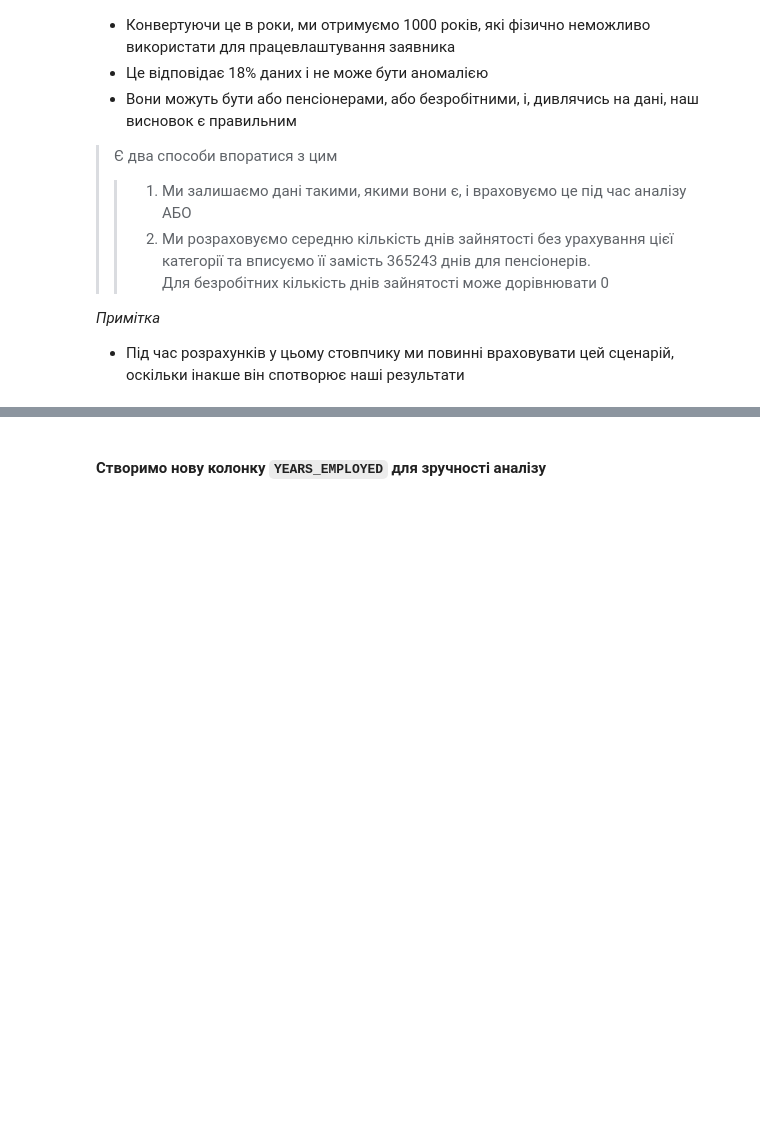
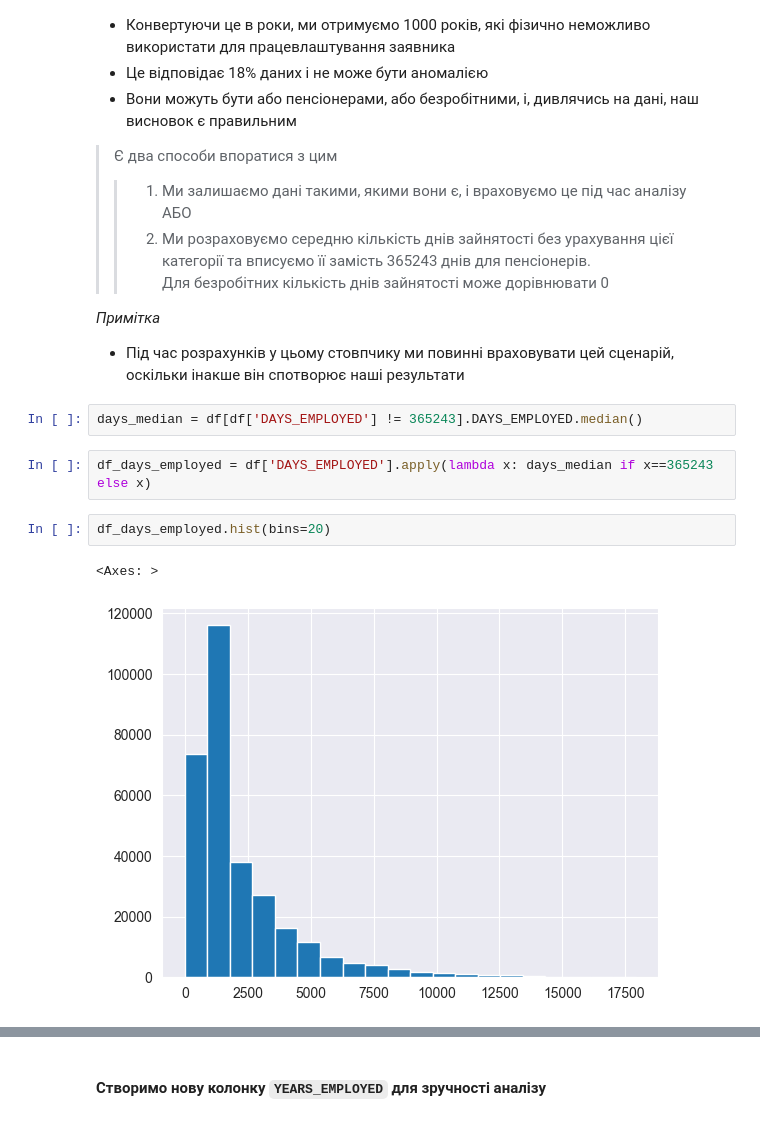
Before and after one commit to DmytroLitvinov/machine-learning-for-humans-2.0, a Jupyter notebook: modules/modules_1/HW_1_2_Credit_EDA.ipynb, the cells around one changed output, grey strips where cells are left out. Drawn from its saved outputs; the diff is of its cells as text; blank space fills up the shorter version.

```diff
--- a/modules/modules_1/HW_1_2_Credit_EDA.ipynb
+++ b/modules/modules_1/HW_1_2_Credit_EDA.ipynb
@@ -1189,3 +1206,12 @@ Name: DAYS_EMPLOYED, dtype: int64
 
 *Примітка*
  - Під час розрахунків у цьому стовпчику ми повинні враховувати цей сценарій, оскільки інакше він спотворює наші результати
+# %%
+days_median = df[df['DAYS_EMPLOYED'] != 365243].DAYS_EMPLOYED.median()
+# %%
+df_days_employed = df['DAYS_EMPLOYED'].apply(lambda x: days_median if x==365243 else x)
+# %%
+df_days_employed.hist(bins=20)
+# %% [output]
+<Axes: >
+[figure, added]
```
Also changed, not shown: parts of 112 cells of this notebook, 1 other file.
